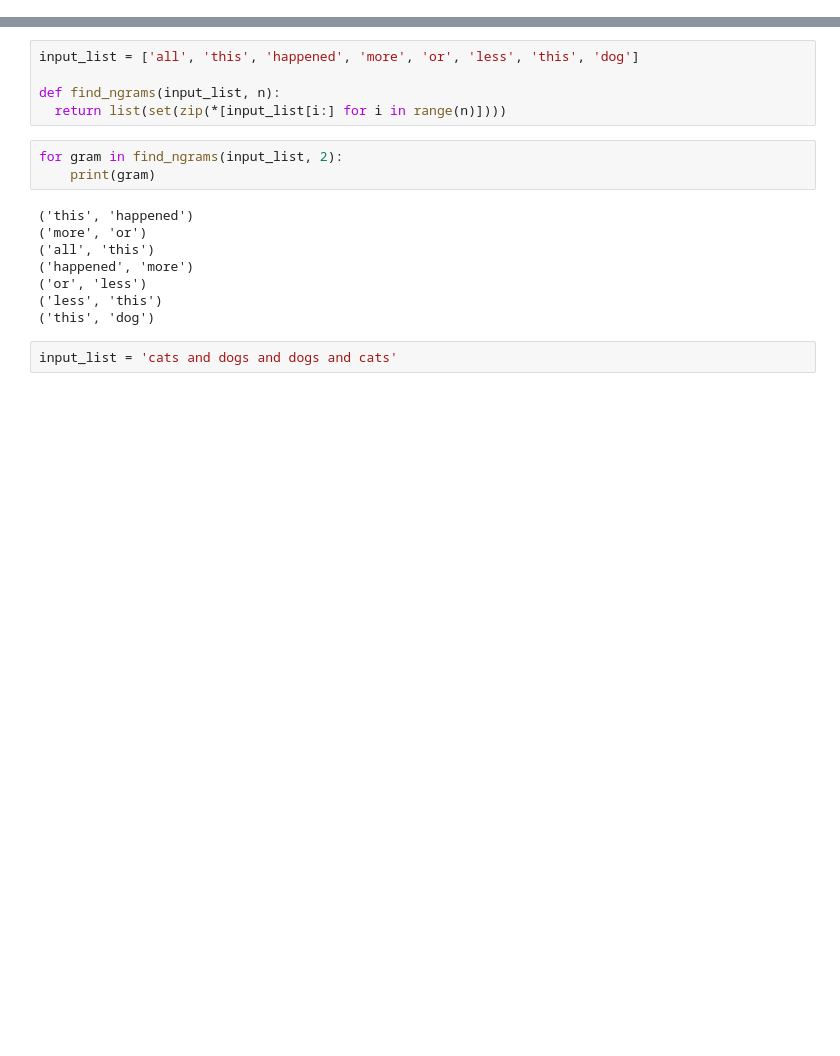
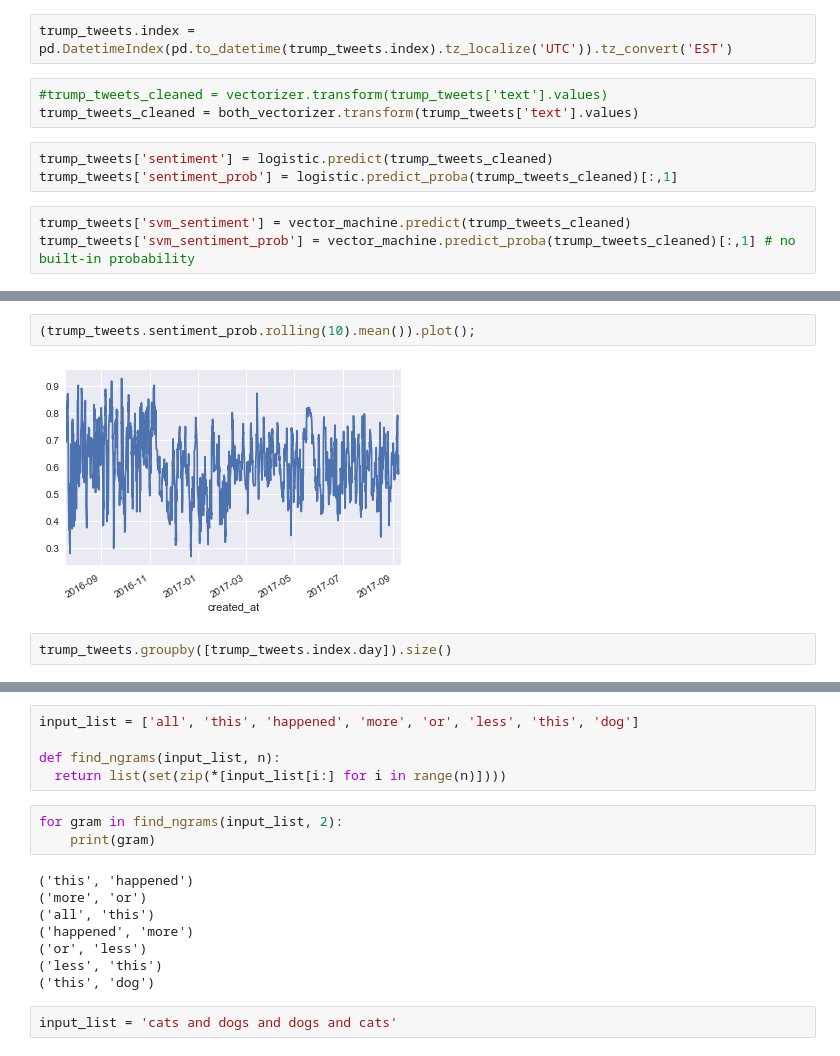
Before and after one commit to mmargenot/sensitivipy, a Jupyter notebook: sentiment.ipynb, the cells around one changed output, grey strips where cells are left out. Cells and saved outputs as stored; diff of their text form; blank space fills up the shorter version.

Commit message:
Completed model testing and building, cleaned tweets, predicted sentiment

```diff
--- a/sentiment.ipynb
+++ b/sentiment.ipynb
@@ -110,0 +301,11 @@ from keras.preprocessing.text import Tokenizer
+# %%
+trump_tweets.index = pd.DatetimeIndex(pd.to_datetime(trump_tweets.index).tz_localize('UTC')).tz_convert('EST')
+# %%
+#trump_tweets_cleaned = vectorizer.transform(trump_tweets['text'].values)
+trump_tweets_cleaned = both_vectorizer.transform(trump_tweets['text'].values)
+# %%
+trump_tweets['sentiment'] = logistic.predict(trump_tweets_cleaned)
+trump_tweets['sentiment_prob'] = logistic.predict_proba(trump_tweets_cleaned)[:,1]
+# %%
+trump_tweets['svm_sentiment'] = vector_machine.predict(trump_tweets_cleaned)
+trump_tweets['svm_sentiment_prob'] = vector_machine.predict_proba(trump_tweets_cleaned)[:,1] # no built-in probability
@@ -110,0 +381,6 @@ from keras.preprocessing.text import Tokenizer
+# %%
+(trump_tweets.sentiment_prob.rolling(10).mean()).plot();
+# %% [output]
+[figure, added]
+# %%
+trump_tweets.groupby([trump_tweets.index.day]).size()
```
Also changed, not shown: parts of 75 cells of this notebook.
